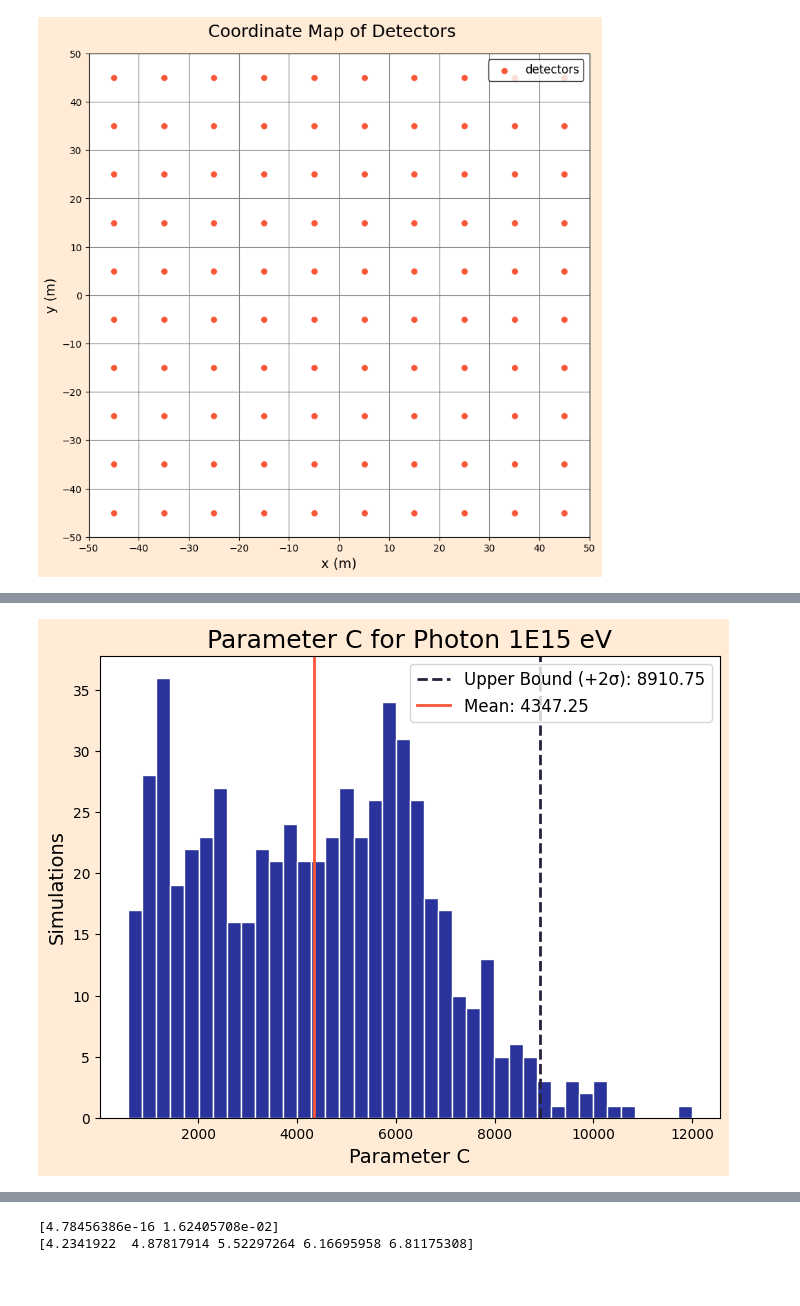
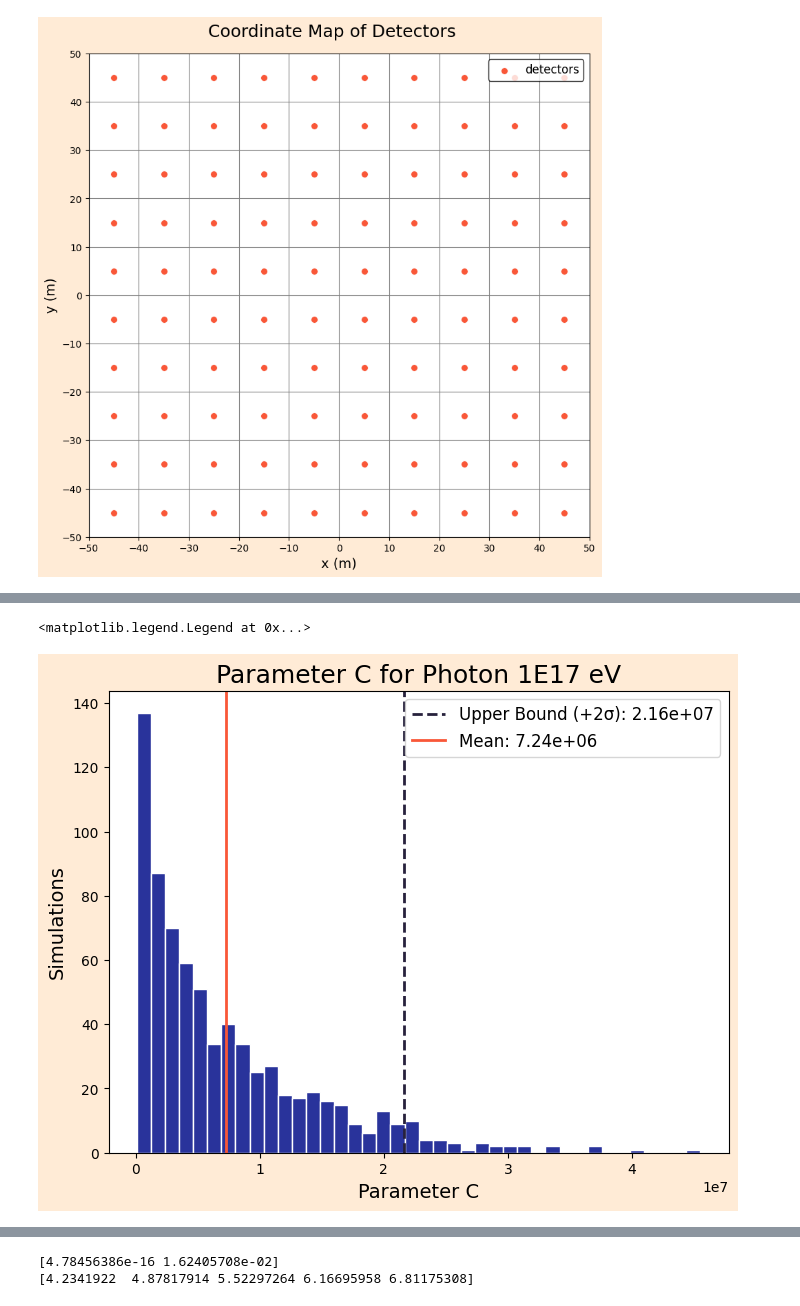
Before and after one commit to lucas-orfei/mestrado, a Jupyter notebook: array_10x10.ipynb, the cells around one changed output, grey strips where cells are left out. Cells and saved outputs as stored; diff of their text form; code cells hidden in the pictures.

```diff
--- a/array_10x10.ipynb
+++ b/array_10x10.ipynb
@@ -6,7 +6,7 @@ import seaborn as sns
 # %%
 # Leitura do arquivo
 
-caminho_arquivo = 'tratados_10x10det/photon/photon1E15_array'
+caminho_arquivo = 'tratados_10x10det/photon/photon1E17_array'
 
 df = pl.read_csv(caminho_arquivo, has_header= False).filter(pl.col('column_1').str.contains('TRIG'))
 
@@ -242,7 +243,7 @@ for i in range(len(valid_simulations)):
                 numerator += (triangulation_particles['triangulation_particles'][j][i]*x_det[j])
                 numerator1 += (triangulation_particles['triangulation_particles'][j][i]*y_det[j])
                 denominator += (triangulation_particles['triangulation_particles'][j][i])
-                rho.append((triangulation_particles['triangulation_particles'][j][i])/10000)
+                rho.append((triangulation_particles['triangulation_particles'][j][i])/1)
                 if denominator != 0:
                     x_b[i] = numerator / denominator
                     y_b[i] = numerator1 / denominator
@@ -268,5 +269,5 @@ ax.set_ylabel('y (m)', size = 14)
 
 ax.legend(['detectors', 'barycenters'], edgecolor = 'black', fontsize = 12, loc = 1)
 
-plt.savefig('plots/map_' + caminho_arquivo.split('/')[-1].split('_')[0] + '.png',bbox_inches = 'tight', dpi = 300)
+#plt.savefig('plots/' + name.split(' ')[0].lower() + '/map_' + caminho_arquivo.split('/')[-1].split('_')[0] + '.png',bbox_inches = 'tight', dpi = 300)
 # %% [output]
@@ -368,9 +506,7 @@ plt.savefig('plots/' + name.split(' ')[0].lower() + '/densities_' + caminho_arqu
 # %%
-from scipy.optimize import curve_fit
-
 # Modelagem NKG
 def model(r, C, a, b):
-    r0 = 7800
+    r0 = 78
     return C/(r0**2)*(r/r0)**(-a)*(1+r/r0)**(-b)
 
 
@@ -379,7 +515,7 @@ uncertainties = []
 r_squared_list = []
 rmse_list = []
 
-x_cols = ['r_b']
+x_cols = [f"r{i+1}_b" for i in range(100)]
 y_cols = [f"rho_{i+1}" for i in range(100)]
 
 x = df.select(x_cols).to_numpy()
@@ -389,14 +525,20 @@ y = df.select(y_cols).to_numpy()
 #    print(f"Linha {i}: x = {x[i]}, y = {y[i]}")
 
 for i in range(len(x)):
-    r = x[i]
-    rho = y[i]
+    r = x[i].flatten()
+    rho = y[i].flatten()
+    a_fixed = df['a'][i]
+
     try:
-        popt, pcov = curve_fit(model, r, rho, p0= [2E4, 0.5, 3] , bounds= ([0, 0, 2.5], [np.inf, 1.5, 4.0]))
+
+        def current_model(r, C, b):
+            return model(r, C, a_fixed, b)
+
+        popt, pcov = curve_fit(current_model, r, rho, p0= [1E5, 3] , bounds= ([0, 2.5], [np.inf, 4.0]))
         perr = np.sqrt(np.diag(pcov))
 
         # Cálculo das métricas
-        y_pred = model(r, *popt)
+        y_pred = current_model(r, *popt)
 
         # R²
         ss_res = np.sum((rho - y_pred)**2)
@@ -406,8 +548,10 @@ for i in range(len(x)):
         # RMSE
         rmse = np.sqrt(np.mean((rho - y_pred)**2))
 
-        parameters.append(popt)
-        uncertainties.append(perr)
+        parameters.append([popt[0], a_fixed, popt[1]])
+        uncertainties.append([perr[0], 0, perr[1]])
+        #parameters.append(popt)
+        #uncertainties.append(perr)
         r_squared_list.append(r_sq)
         rmse_list.append(rmse)
     except RuntimeError:
@@ -466,33 +653,34 @@ RMSE Médio = 3.875e-04 ± 4.799e-04
 # %%
 fig, ax = plt.subplots(figsize = (8, 6), facecolor = '#FFEBD6')
 plt.hist(parameters_df['C'], color='#29339B', bins= 40, edgecolor = 'white')
 plt.ylabel('Simulations')
 plt.xlabel('C')
 plt.title('Parameter C for ' + str(name) + ' eV', size = 18)
 #plt.grid(True)
 
 # Calcula a média e o desvio padrão dos dados
 mean = parameters_df['C'].mean()
 std = parameters_df['C'].std()
 
 # Determina os limites de 2 sigma
 #lower_bound = mean - 2 * std
 upper_bound = mean + 2 * std
 
 
 # Adiciona linhas verticais para os limites de 2 sigma
 #ax.axvline(lower_bound, color='#548C2F', linestyle='--', linewidth=2, label=f'Lower Bound (-2σ): {lower_bound:.2f}')
-ax.axvline(upper_bound, color='#27213C', linestyle='--', linewidth=2, label=f'Upper Bound (+2σ): {upper_bound:.2f}')
-ax.axvline(mean, color='#F95738', linestyle='-', linewidth=2, label=f'Mean: {mean:.2f}')
+ax.axvline(upper_bound, color='#27213C', linestyle='--', linewidth=2, label=f'Upper Bound (+2σ): {upper_bound:.2e}')
+ax.axvline(mean, color='#F95738', linestyle='-', linewidth=2, label=f'Mean: {mean:.2e}')
 
 # Personaliza o eixo e a legenda
 ax.set_xlabel('Parameter C', size=14)
 ax.set_ylabel('Simulations', size=14)
 ax.legend(loc='upper right', fontsize=12)
 
-plt.savefig('plots/' + name.split(' ')[0].lower() + '/par_c_' + caminho_arquivo.split('/')[-1] + '_array.png', bbox_inches = 'tight')
+#plt.savefig('plots/' + name.split(' ')[0].lower() + '/par_c_' + caminho_arquivo.split('/')[-1] + '_array.png', bbox_inches = 'tight')
 # %% [output]
+<matplotlib.legend.Legend at 0x...>
-[figure, old version]
+[figure, new version]
 # %%
 fig, ax = plt.subplots(figsize = (8, 6), facecolor = '#FFEBD6')
 plt.hist(parameters_df['a'], color='#29339B', bins= 40, edgecolor = 'white')
```
Also changed, not shown: parts of 25 cells of this notebook, 2 other files.
